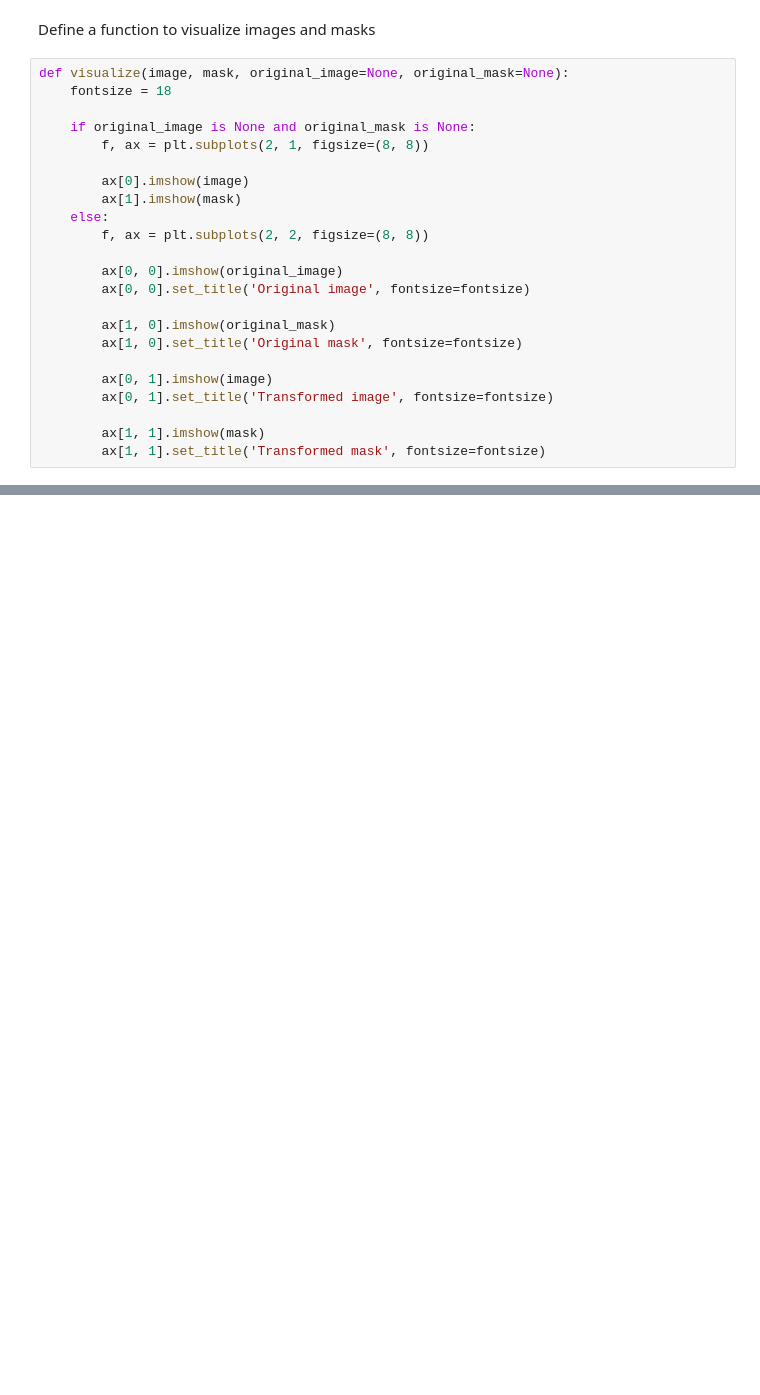
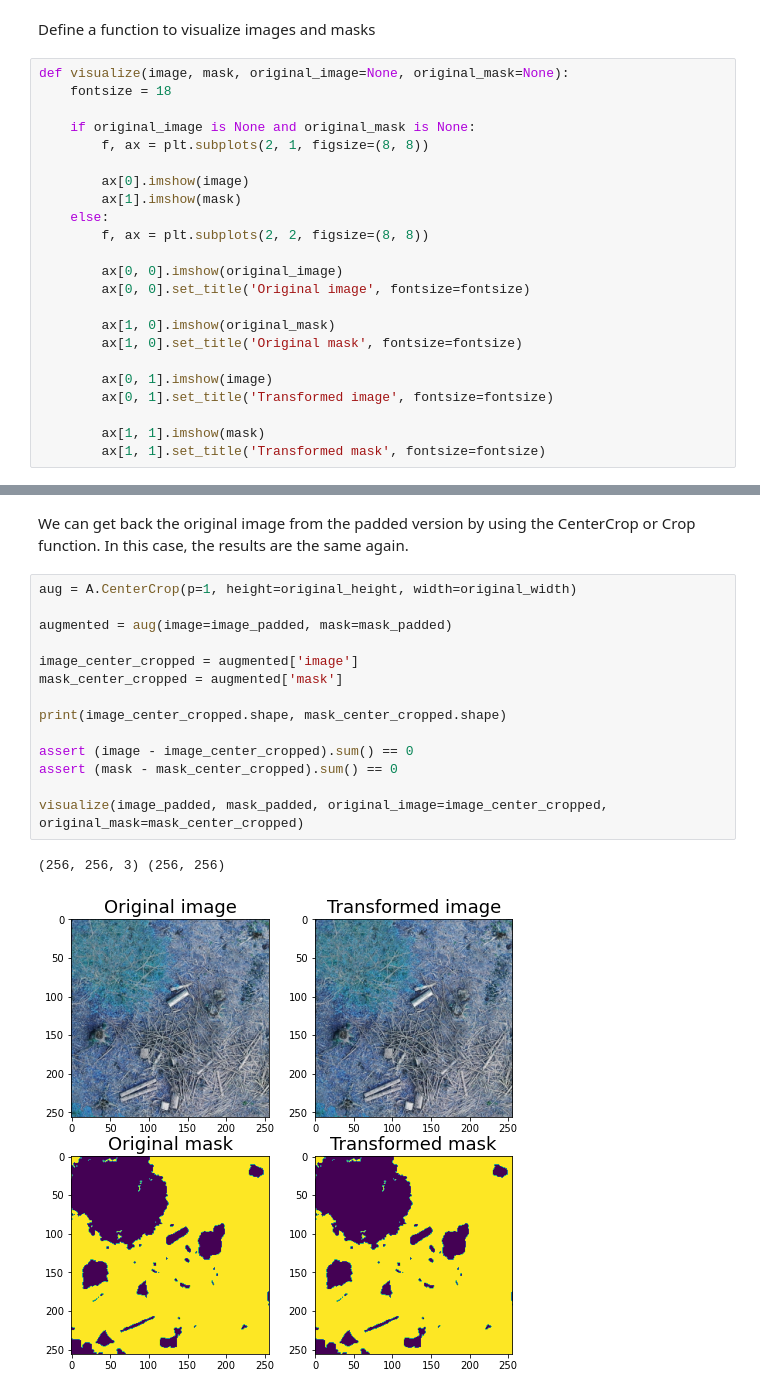
Before and after one commit to ihabram/HBRS-RnD, a Jupyter notebook: Sources/Albumentations.ipynb, the cells around one changed output, grey strips where cells are left out. Cells and saved outputs as stored; diff of their text form; blank space fills up the shorter version.

```diff
--- a/Sources/Albumentations.ipynb
+++ b/Sources/Albumentations.ipynb
@@ -34,0 +66,19 @@ def visualize(image, mask, original_image=None, original_mask=None):
+# %% [markdown]
+We can get back the original image from the padded version by using the CenterCrop or Crop function. In this case, the results are the same again.
+# %%
+aug = A.CenterCrop(p=1, height=original_height, width=original_width)
+
+augmented = aug(image=image_padded, mask=mask_padded)
+
+image_center_cropped = augmented['image']
+mask_center_cropped = augmented['mask']
+
+print(image_center_cropped.shape, mask_center_cropped.shape)
+
+assert (image - image_center_cropped).sum() == 0
+assert (mask - mask_center_cropped).sum() == 0
+
+visualize(image_padded, mask_padded, original_image=image_center_cropped, original_mask=mask_center_cropped)
+# %% [output]
+(256, 256, 3) (256, 256)
+[figure, added]
```
Also changed, not shown: parts of 28 cells of this notebook.
